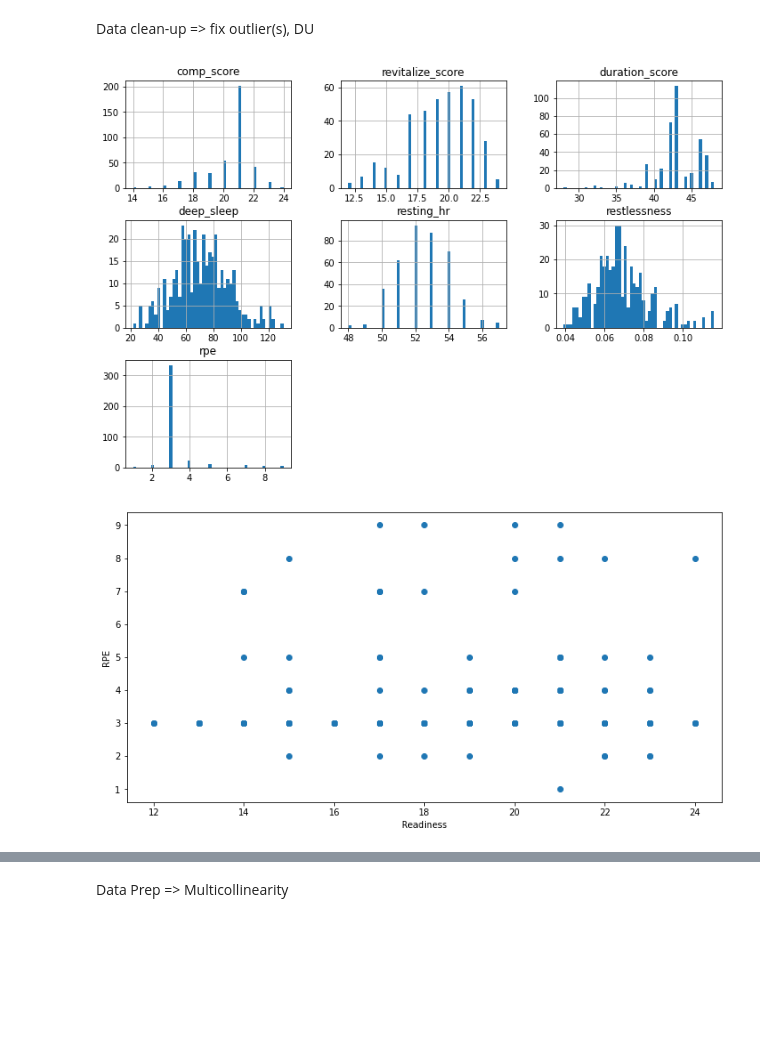
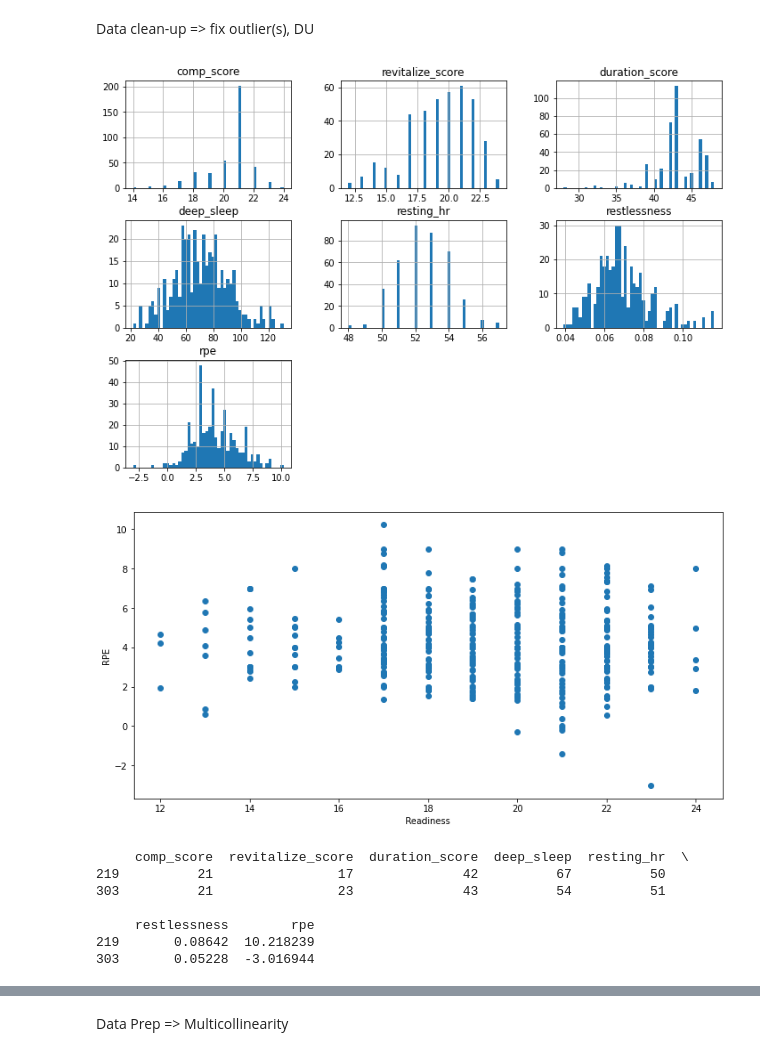
Before and after one commit to djfLtC0dr/python-playground, a Jupyter notebook: DASC522/djfDASC522_final.ipynb, the cells around one changed output, grey strips where cells are left out. Saved outputs shown, nothing was run; the diff lists cells and outputs as text; code cells hidden in the pictures; blank space fills up the shorter version.

Commit message:
TODO: fix outliers

```diff
--- a/DASC522/djfDASC522_final.ipynb
+++ b/DASC522/djfDASC522_final.ipynb
@@ -241,12 +241,20 @@ None
 # %% [markdown]
 Data Prep => extract @RPE and fillna w/ baseline
 # %%
+import numpy as np
 import warnings
 warnings.filterwarnings('ignore')
 
 data['rpe'] = data[6].str.extract(r'(@RPE+\d+)', expand=False)
 data['rpe'] = data['rpe'].str[4:].astype(float)
-data=data.fillna({'rpe':3.0}) # moderate, @130bpm HR
+# Fill all nan rpe with random rpe using mean and stdev
+rng = np.random.default_rng(0)
+mu = data['rpe'].mean()
+sd = data['rpe'].std()
+
+filler = pd.Series(rng.normal(loc=mu, scale=sd, size=len(data)))
+data['rpe'] = data['rpe'].fillna(filler)
+# data=data.fillna({'rpe':3.0}) # moderate, @130bpm HR
 data.drop(columns=[6], inplace=True)
 
 dict_col_names = {
@@ -260,6 +268,7 @@ dict_col_names = {
 
 data.rename(dict_col_names, axis=1, inplace=True)
 print(data.info())
+print(data.head(20))
 data.describe()
 # %% [output]
 <class 'pandas.core.frame.DataFrame'>
@@ -292,38 +303,44 @@ Data clean-up => fix outlier(s), DU
 import matplotlib.pyplot as plt
 import seaborn as sns
 from scipy import stats
-import numpy as np
 
 #histplot
 data.hist(bins=50, figsize=(12,8))
 
 fig, ax = plt.subplots(figsize=(12,6))
 ax.scatter(data['revitalize_score'], data['rpe'])
 ax.set_xlabel('Readiness')
 ax.set_ylabel('RPE')
 plt.show()
 
 # Z score
 z = np.abs(stats.zscore(data['rpe']))
 threshold = 3
 
 # Position of the outlier
 idx_outlier = np.where(z > threshold)
-# print(data.iloc[idx_outlier])
+print(data.iloc[idx_outlier])
 
 median_rpe = data['rpe'].quantile(0.50)
-outlier_rpe = data['rpe'].quantile(1)
+outlier_rpe = data['rpe'].quantile(0.999)
 # print(outlier_rpe)
 # Any thing over 10 needs to be replaced with the median rpe
 # data['rpe'] = np.where(data['rpe'] > outlier_rpe, int(median_rpe), data['rpe'])
 
 # correlation matrix
 fig, ax = plt.subplots(figsize=(12,8))
 sns.heatmap(data.corr(), cmap='RdBu', vmin=-1, vmax=1, annot=True, square=True, ax=ax)
 
 data.describe()
 # %% [output]
-[figure, old version]
+[figure, new version]
-[figure, old version]
+[figure, new version]
+     comp_score  revitalize_score  duration_score  deep_sleep  resting_hr  \
+219          21                17              42          67          50
+303          21                23              43          54          51
+
+     restlessness        rpe
+219       0.08642  10.218239
+303       0.05228  -3.016944
 |  | comp_score | revitalize_score | duration_score | deep_sleep | resting_hr | restlessness | rpe |
 | count | 392.000000 | 392.000000 | 392.000000 | 392.000000 | 392.000000 | 392.000000 | 392.000000 |
```
Also changed, not shown: parts of 2 cells of this notebook.
